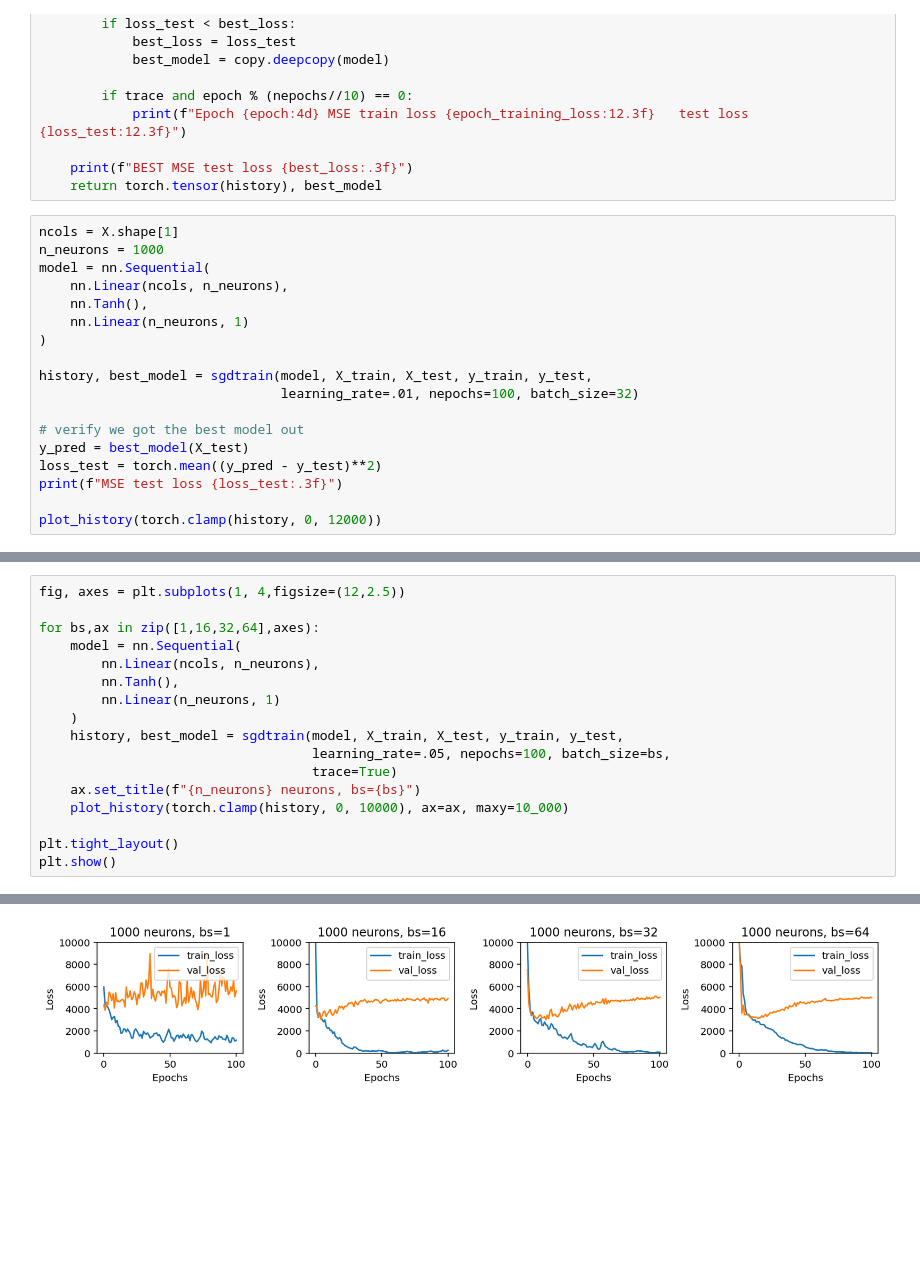
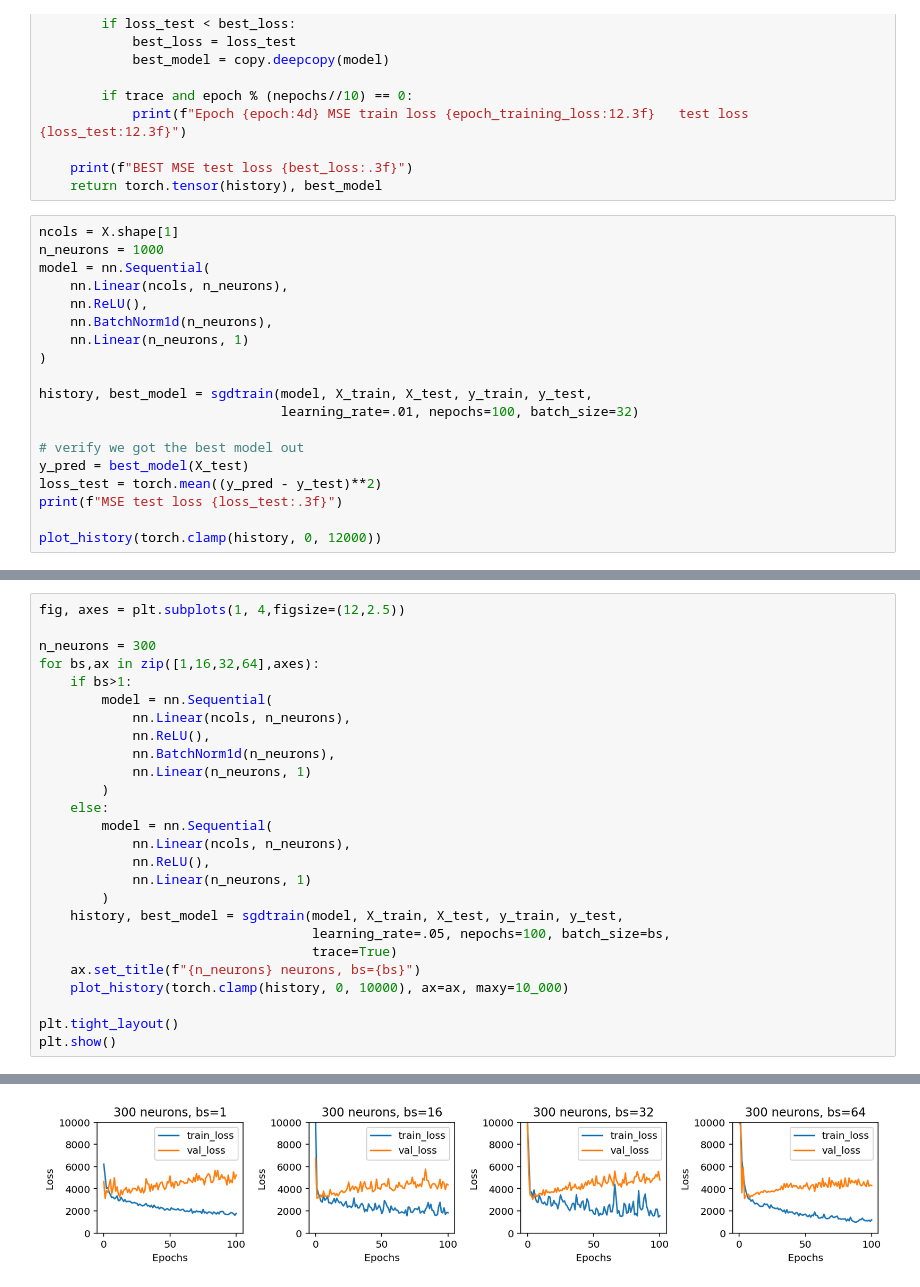
Before and after one commit to parrt/fundamentals-of-deep-learning, a Jupyter notebook: notebooks/diabetes-minibatch.ipynb, the cells around one changed output, grey strips where cells are left out. Cells and saved outputs as stored; diff of their text form; blank space fills up the shorter version.

```diff
--- a/notebooks/diabetes-minibatch.ipynb
+++ b/notebooks/diabetes-minibatch.ipynb
@@ -140,7 +142,8 @@ ncols = X.shape[1]
 n_neurons = 1000
 model = nn.Sequential(
     nn.Linear(ncols, n_neurons),
-    nn.Tanh(),
+    nn.ReLU(),
+    nn.BatchNorm1d(n_neurons),
     nn.Linear(n_neurons, 1)
 )
 
@@ -171,12 +174,21 @@ MSE test loss 3034.060
 # %%
 fig, axes = plt.subplots(1, 4,figsize=(12,2.5))
 
+n_neurons = 300
 for bs,ax in zip([1,16,32,64],axes):
-    model = nn.Sequential(
-        nn.Linear(ncols, n_neurons),
-        nn.Tanh(),
-        nn.Linear(n_neurons, 1)
-    )
+    if bs>1:
+        model = nn.Sequential(
+            nn.Linear(ncols, n_neurons),
+            nn.ReLU(),
+            nn.BatchNorm1d(n_neurons),
+            nn.Linear(n_neurons, 1)
+        )
+    else:
+        model = nn.Sequential(
+            nn.Linear(ncols, n_neurons),
+            nn.ReLU(),
+            nn.Linear(n_neurons, 1)
+        )
     history, best_model = sgdtrain(model, X_train, X_test, y_train, y_test,
                                    learning_rate=.05, nepochs=100, batch_size=bs,
                                    trace=True)
@@ -206 +218 @@ BEST MSE test loss 3124.425
-[figure, old version]
+[figure, new version]
```
Also changed, not shown: parts of 4 cells of this notebook, 1 other file.
